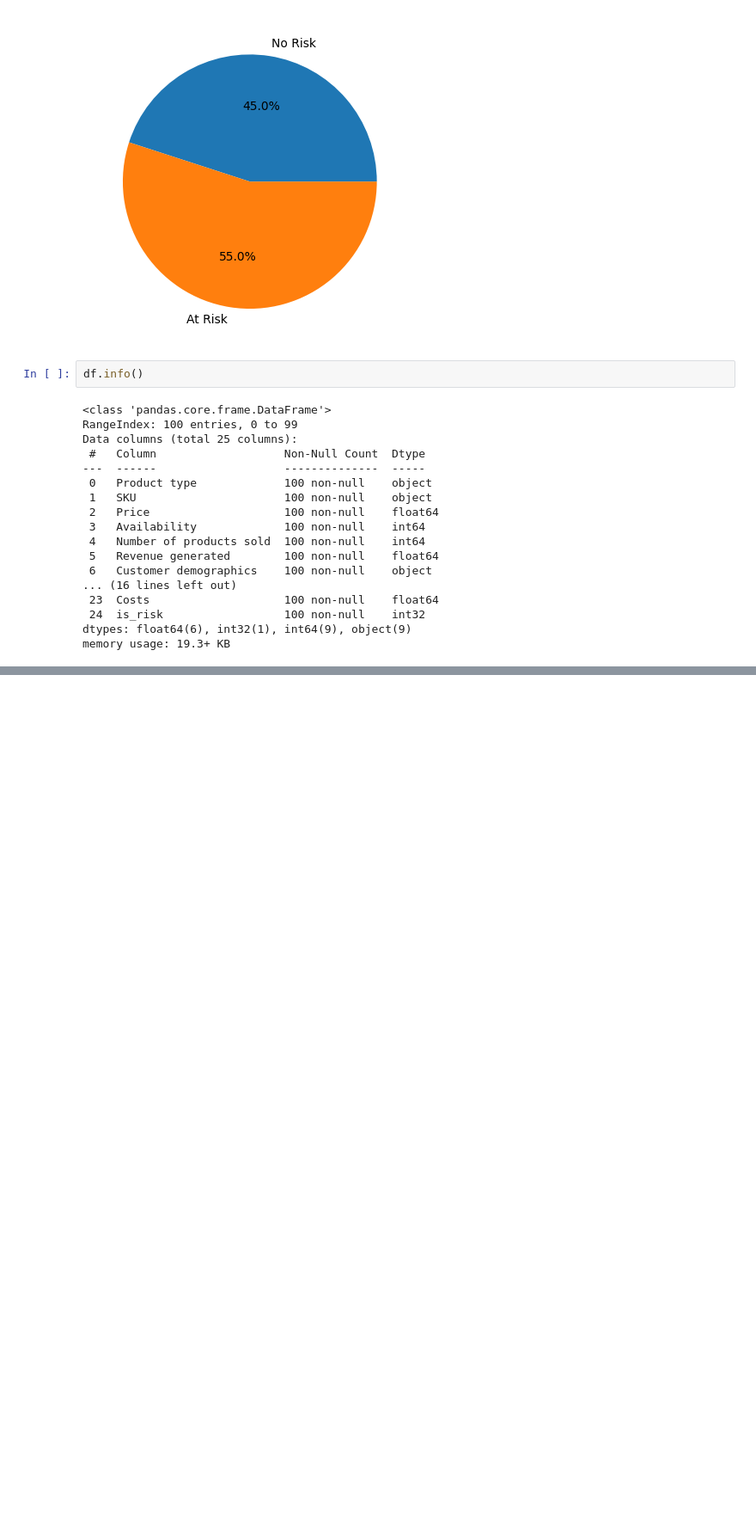
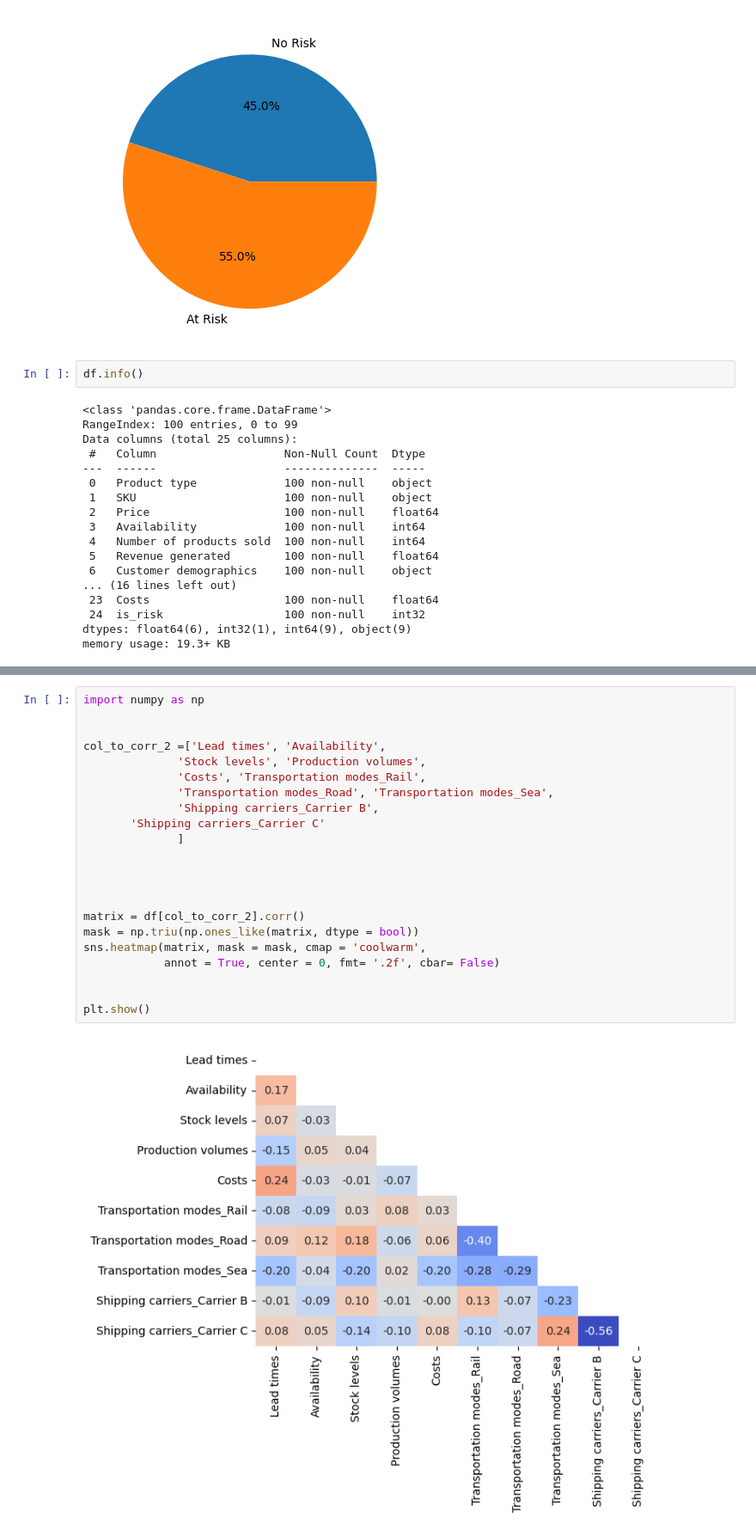
Before and after one commit to Doug-Vo/ML-Self-Project, a Jupyter notebook: Spring_2026/Beauty_Supply_chain.ipynb, the cells around one changed output, grey strips where cells are left out. Shown at 86% size. Cells and saved outputs as stored; diff of their text form; blank space fills up the shorter version.

```diff
--- a/Spring_2026/Beauty_Supply_chain.ipynb
+++ b/Spring_2026/Beauty_Supply_chain.ipynb
@@ -233,0 +285,24 @@ plt.show()
+# %%
+import numpy as np
+
+
+col_to_corr_2 =['Lead times', 'Availability',
+              'Stock levels', 'Production volumes',
+              'Costs', 'Transportation modes_Rail',
+              'Transportation modes_Road', 'Transportation modes_Sea',
+              'Shipping carriers_Carrier B',
+       'Shipping carriers_Carrier C'
+              ]
+
+
+
+
+matrix = df[col_to_corr_2].corr()
+mask = np.triu(np.ones_like(matrix, dtype = bool))
+sns.heatmap(matrix, mask = mask, cmap = 'coolwarm',
+            annot = True, center = 0, fmt= '.2f', cbar= False)
+
+
+plt.show()
+# %% [output]
+[figure, added]
```
Also changed, not shown: parts of 4 cells of this notebook.
